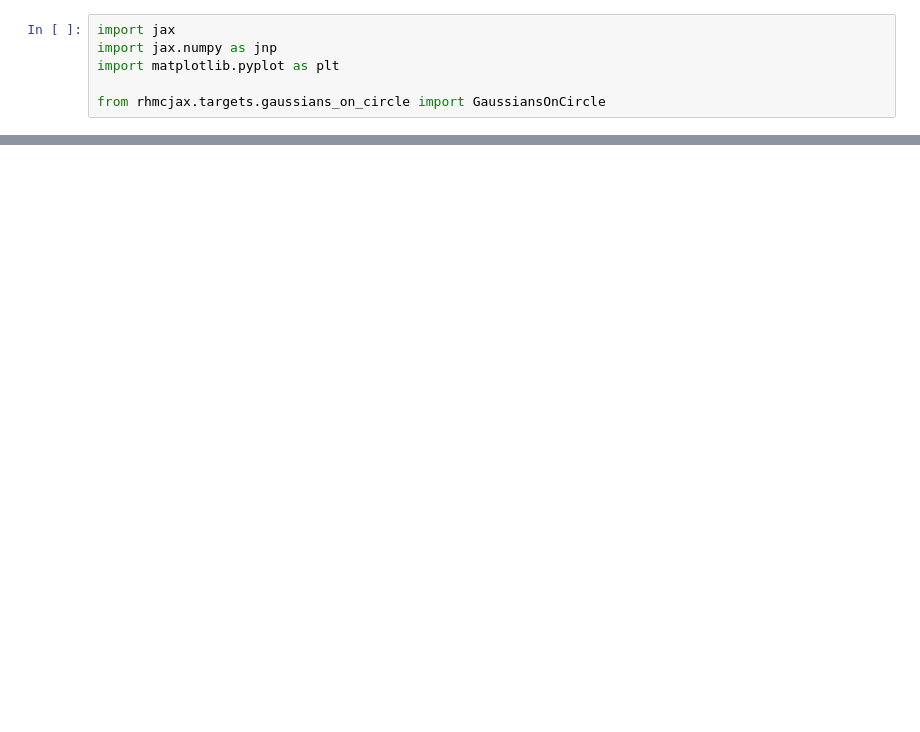
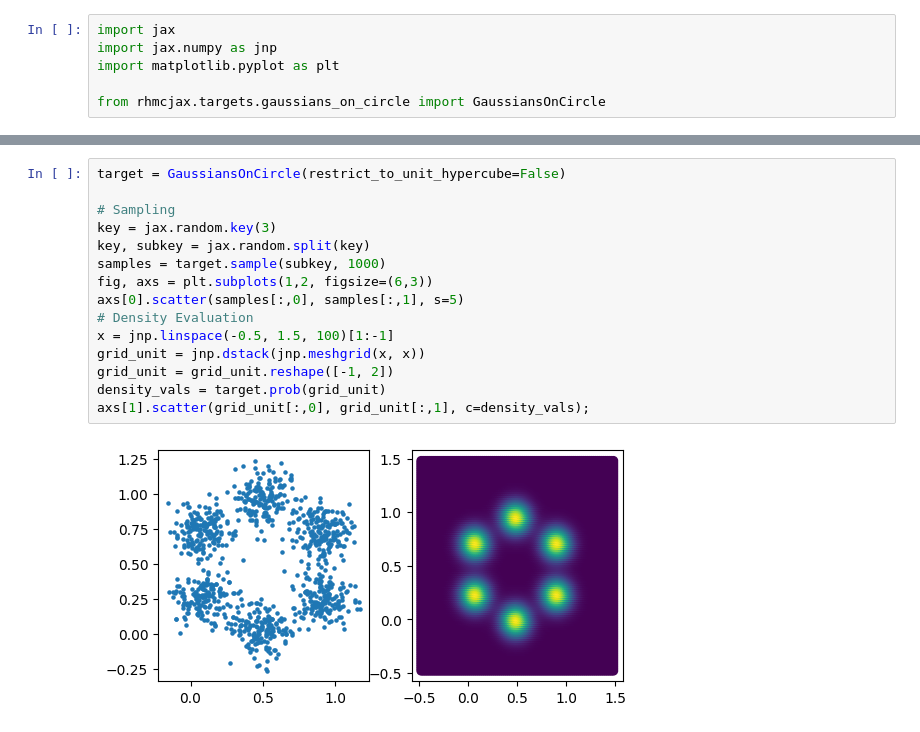
Before and after one commit to annalena-k/rhmc-jax, a Jupyter notebook: rhmcjax/targets/gaussians_on_circle_test.ipynb, the cells around one changed output, grey strips where cells are left out. Drawn from its saved outputs; the diff is of its cells as text; blank space fills up the shorter version.

Commit message:
finished Gaussians on circle density

```diff
--- a/rhmcjax/targets/gaussians_on_circle_test.ipynb
+++ b/rhmcjax/targets/gaussians_on_circle_test.ipynb
@@ -20,3 +21,20 @@ density_vals = target.prob(grid_unit)
 axs[1].scatter(grid_unit[:,0], grid_unit[:,1], c=density_vals);
 # %% [output]
 [figure]
+# %%
+target = GaussiansOnCircle(restrict_to_unit_hypercube=False)
+
+# Sampling
+key = jax.random.key(3)
+key, subkey = jax.random.split(key)
+samples = target.sample(subkey, 1000)
+fig, axs = plt.subplots(1,2, figsize=(6,3))
+axs[0].scatter(samples[:,0], samples[:,1], s=5)
+# Density Evaluation
+x = jnp.linspace(-0.5, 1.5, 100)[1:-1]
+grid_unit = jnp.dstack(jnp.meshgrid(x, x))
+grid_unit = grid_unit.reshape([-1, 2])
+density_vals = target.prob(grid_unit)
+axs[1].scatter(grid_unit[:,0], grid_unit[:,1], c=density_vals);
+# %% [output]
+[figure, added]
```
Also changed, not shown: parts of 1 cell of this notebook, 2 other files.
